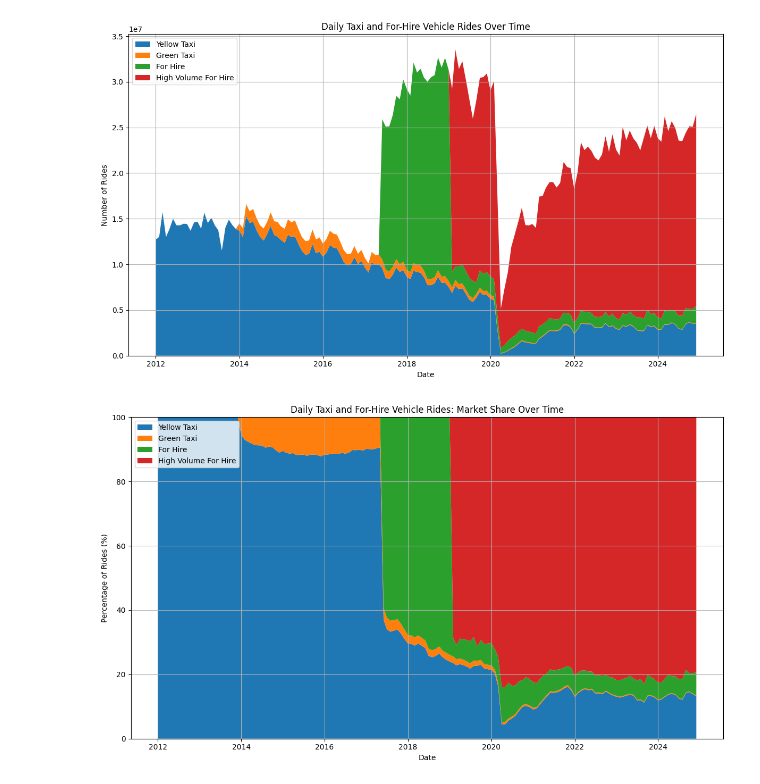
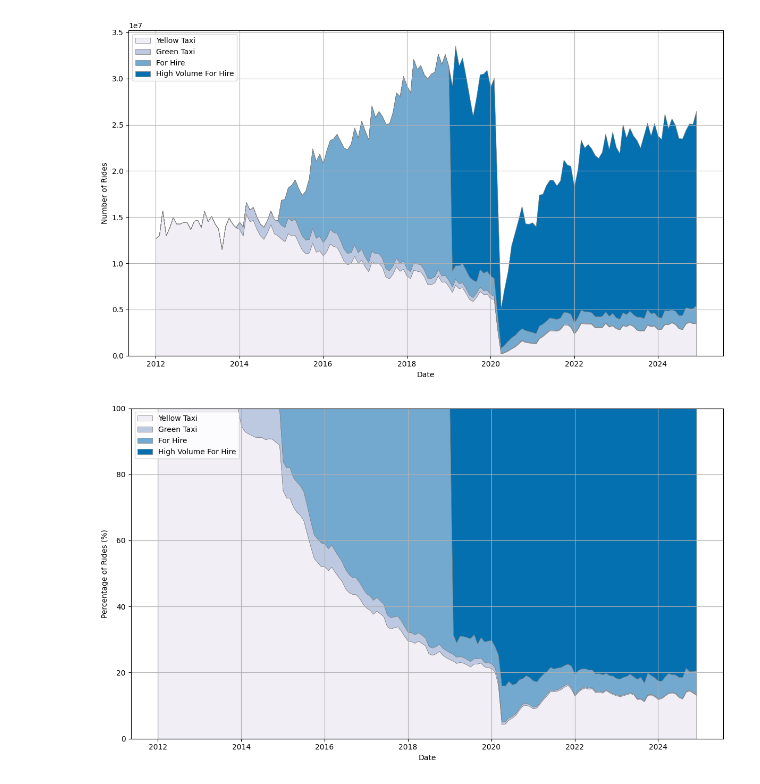
Before and after one commit to Luka931/big-data-project, a Jupyter notebook: T8_vizualize_FHVHV.ipynb, the cells around one changed output. Drawn from its saved outputs; the diff is of its cells as text; code cells hidden in the pictures.

```diff
--- a/T8_vizualize_FHVHV.ipynb
+++ b/T8_vizualize_FHVHV.ipynb
@@ -29,7 +29,7 @@ def green_taxi_sql(period):
 def for_hire_sql(period):
     return f"""
     select DATE_TRUNC('{period}', pickup_datetime) as ride_date, count(*) rides from
-           '{for_hire_path}'
+           '{"data/trip_record_data/for_hire/*.parquet"}'
         group by ride_date
         order by ride_date
 """
@@ -42,4 +42,6 @@ def high_volume_sql(period):
         group by ride_date
         order by ride_date
 """
+# %%
+colors = ["#f1eef6", "#bdc9e1", "#74a9cf","#0570b0"]
 # %%
@@ -79,11 +81,13 @@ plt.stackplot(
     merged_df["rides_for_hire"],  # Y-axis data for For Hire
     merged_df["rides_high_volume_for_hire"],  # Y-axis data for High Volume For Hire
     labels=["Yellow Taxi", "Green Taxi", "For Hire", "High Volume For Hire"],
+    colors=colors,
+    **{'edgecolor': 'grey', 'linewidth': 0.5}
 )  # Labels for the legend
 
 plt.xlabel("Date")
 plt.ylabel("Number of Rides")
-plt.title("Daily Taxi and For-Hire Vehicle Rides Over Time")
+# plt.title("Daily Taxi and For-Hire Vehicle Rides Over Time")
 
 plt.legend(loc="upper left")
 
@@ -91,7 +95,7 @@ plt.grid(True)
 plt.tight_layout()
 plt.show()
 # %% [output]
-[figure, old version]
+[figure, new version]
 # %%
 df_yellow = duckdb.sql(yello_taxi_sql("month")).df()
 df_green = duckdb.sql(green_taxi_sql("month")).df()
@@ -140,32 +144,34 @@ merged_df["percent_for_hire"] = (
 )
 merged_df["percent_high_volume_for_hire"] = (
     merged_df["rides_high_volume_for_hire"]
     / merged_df["total_rides"].replace(0, 1)
     * 100
 )
 
 merged_df = merged_df.fillna(0)
 
 
 plt.figure(figsize=(12, 7))
 
 plt.stackplot(
     merged_df["ride_date"],
     merged_df["percent_yellow"],
     merged_df["percent_green"],
     merged_df["percent_for_hire"],
     merged_df["percent_high_volume_for_hire"],
     labels=["Yellow Taxi", "Green Taxi", "For Hire", "High Volume For Hire"],
+    colors=colors,
+    **{'edgecolor': 'grey', 'linewidth': 0.5}
 )
 
 plt.xlabel("Date")
 plt.ylabel("Percentage of Rides (%)")
-plt.title("Daily Taxi and For-Hire Vehicle Rides: Market Share Over Time")
+# plt.title("Daily Taxi and For-Hire Vehicle Rides: Market Share Over Time")
 
 plt.ylim(0, 100)
 plt.legend(loc="upper left")
 plt.grid(True)
 plt.tight_layout()
 plt.show()
 # %% [output]
-[figure, old version]
+[figure, new version]
```
Also changed, not shown: parts of 1 cell of this notebook.
